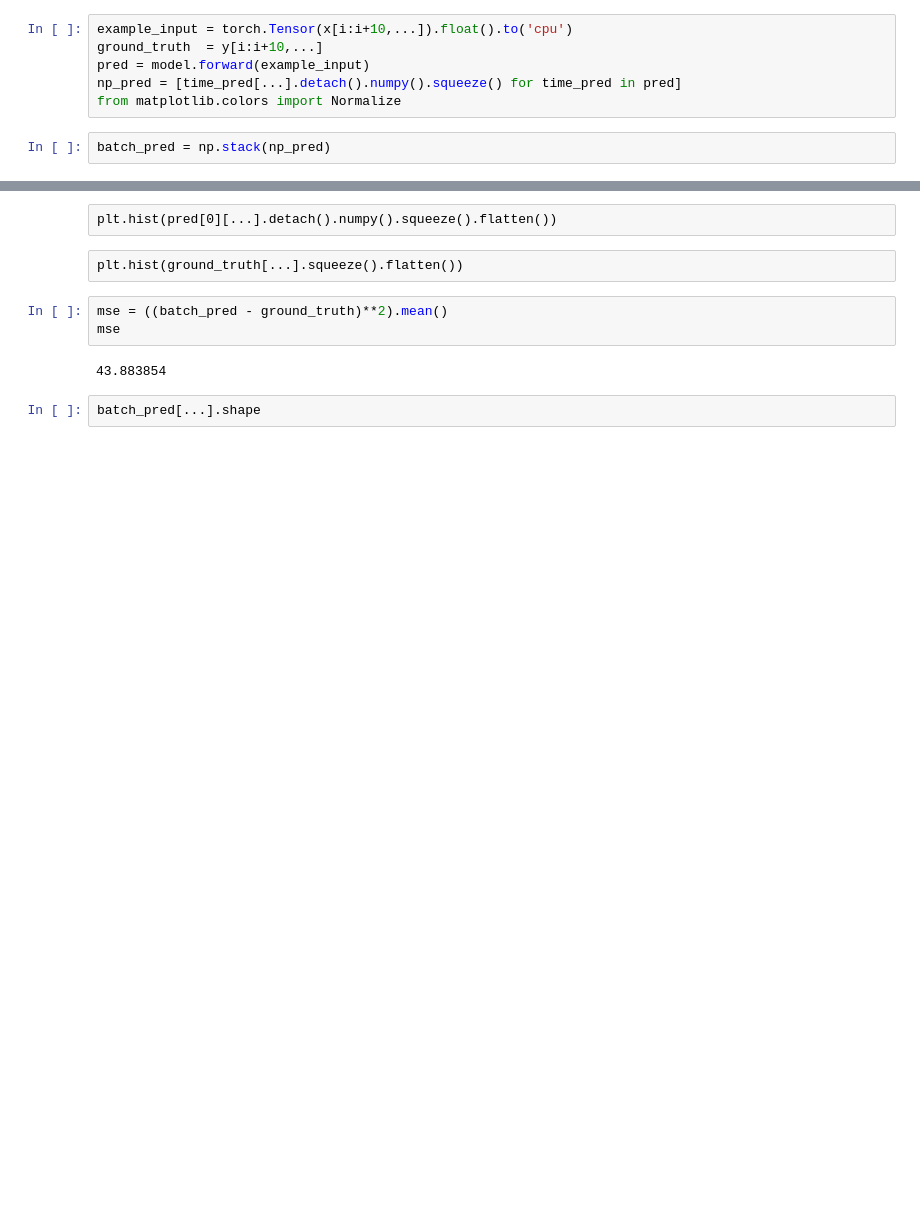
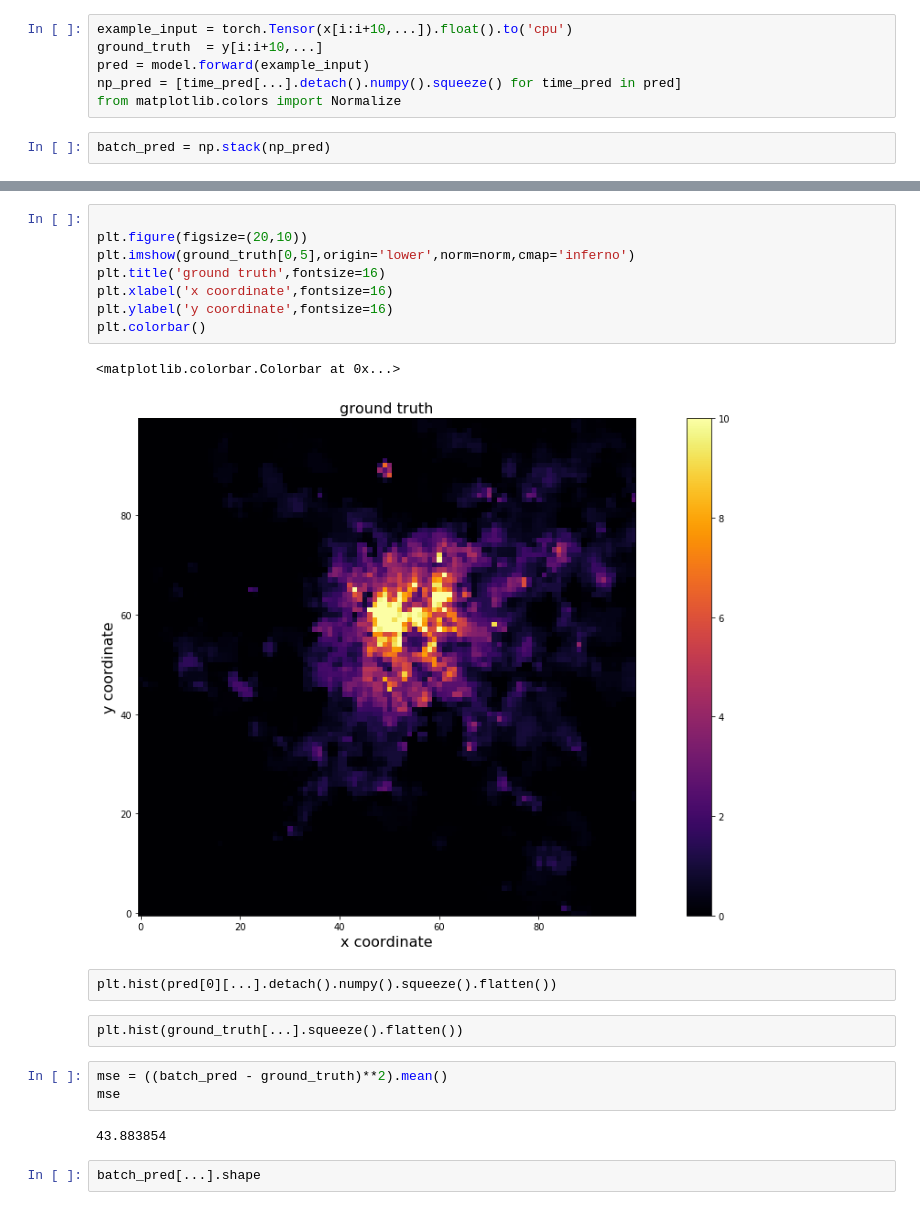
Before and after one commit to nanton96/Mobile-Data-Forecasting-With-Spatio-Temporal-Networks, a Jupyter notebook: notebooks/model_evaluation.ipynb, the cells around one changed output, grey strips where cells are left out. Saved outputs shown, nothing was run; the diff lists cells and outputs as text; blank space fills up the shorter version.

```diff
--- a/notebooks/model_evaluation.ipynb
+++ b/notebooks/model_evaluation.ipynb
@@ -107,3 +105,14 @@ plt.colorbar()
+# %%
+
+plt.figure(figsize=(20,10))
+plt.imshow(ground_truth[0,5],origin='lower',norm=norm,cmap='inferno')
+plt.title('ground truth',fontsize=16)
+plt.xlabel('x coordinate',fontsize=16)
+plt.ylabel('y coordinate',fontsize=16)
+plt.colorbar()
+# %% [output]
+<matplotlib.colorbar.Colorbar at 0x...>
+[figure, added]
 # %% [raw]
 plt.hist(pred[0][...].detach().numpy().squeeze().flatten())
 # %% [raw]
```
Also changed, not shown: parts of 30 cells of this notebook, 2 other files.
